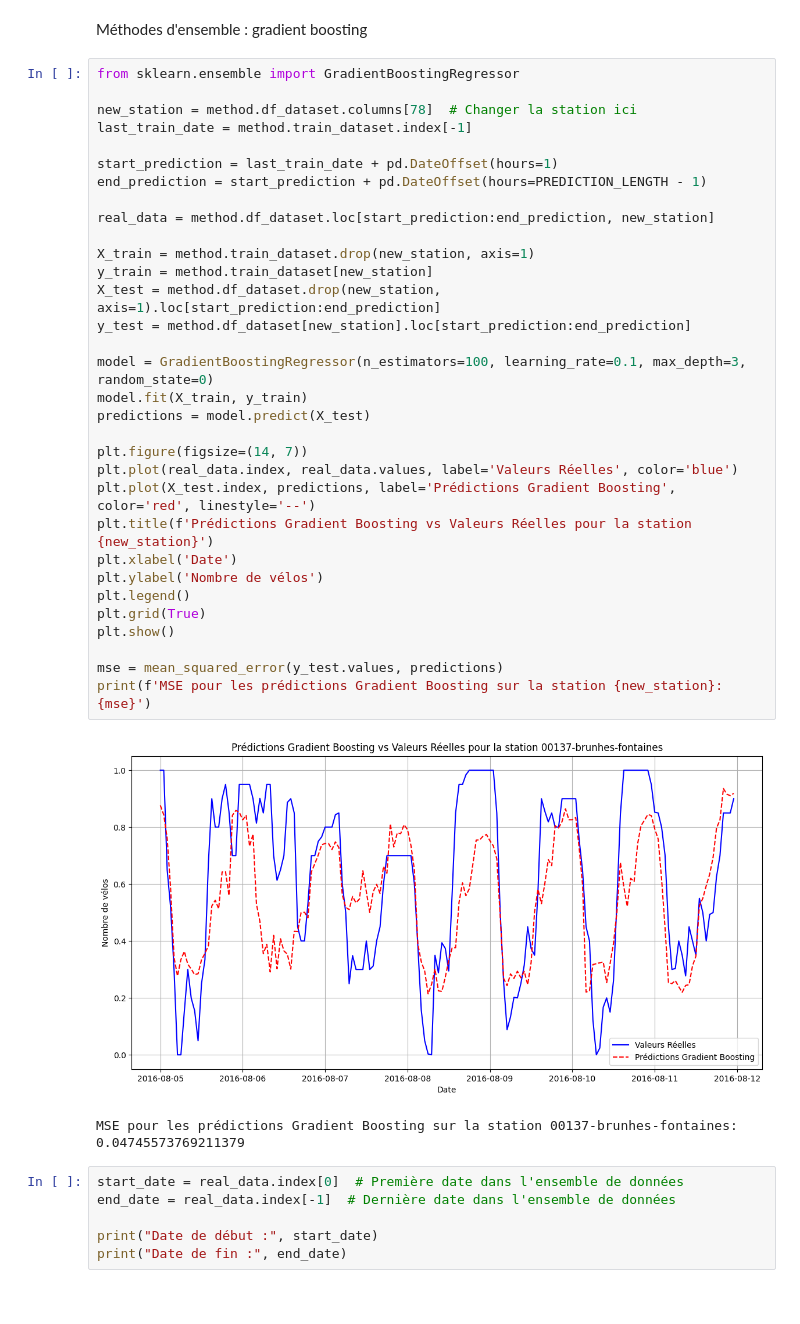
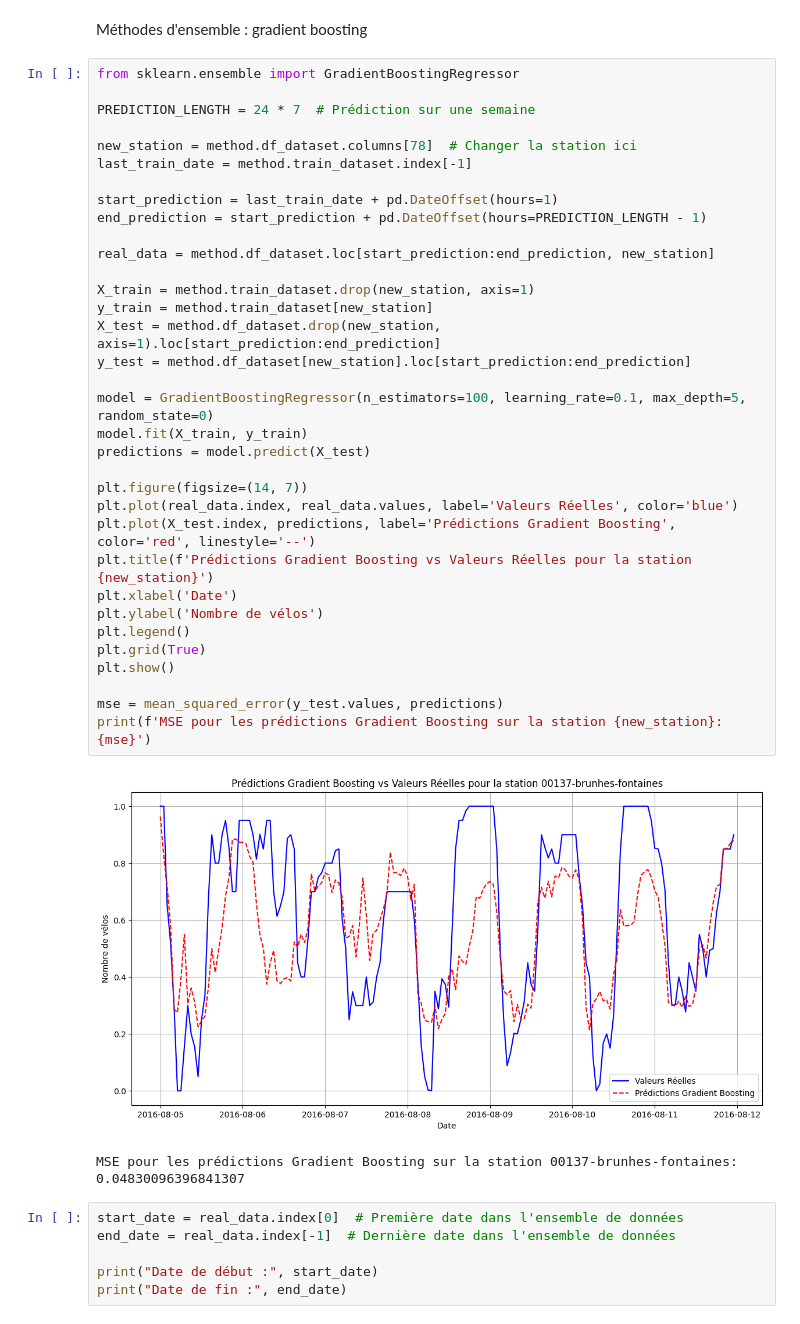
Before and after one commit to Myuketsu/Time-series-predictions-on-bike-station-sensor-networks, a Jupyter notebook: test.ipynb, the cells around one changed output. Cells and saved outputs as stored; diff of their text form.

```diff
--- a/test.ipynb
+++ b/test.ipynb
@@ -541,39 +516,41 @@ MSE pour les prédictions SARIMA sur la station 00137-brunhes-fontaines: 0.05004
 Méthodes d'ensemble : gradient boosting
 # %%
 from sklearn.ensemble import GradientBoostingRegressor
+
+PREDICTION_LENGTH = 24 * 7  # Prédiction sur une semaine
 
 new_station = method.df_dataset.columns[78]  # Changer la station ici
 last_train_date = method.train_dataset.index[-1]
 
 start_prediction = last_train_date + pd.DateOffset(hours=1)
 end_prediction = start_prediction + pd.DateOffset(hours=PREDICTION_LENGTH - 1)
 
 real_data = method.df_dataset.loc[start_prediction:end_prediction, new_station]
 
 X_train = method.train_dataset.drop(new_station, axis=1)
 y_train = method.train_dataset[new_station]
 X_test = method.df_dataset.drop(new_station, axis=1).loc[start_prediction:end_prediction]
 y_test = method.df_dataset[new_station].loc[start_prediction:end_prediction]
 
-model = GradientBoostingRegressor(n_estimators=100, learning_rate=0.1, max_depth=3, random_state=0)
+model = GradientBoostingRegressor(n_estimators=100, learning_rate=0.1, max_depth=5, random_state=0)
 model.fit(X_train, y_train)
 predictions = model.predict(X_test)
 
 plt.figure(figsize=(14, 7))
 plt.plot(real_data.index, real_data.values, label='Valeurs Réelles', color='blue')
 plt.plot(X_test.index, predictions, label='Prédictions Gradient Boosting', color='red', linestyle='--')
 plt.title(f'Prédictions Gradient Boosting vs Valeurs Réelles pour la station {new_station}')
 plt.xlabel('Date')
 plt.ylabel('Nombre de vélos')
 plt.legend()
 plt.grid(True)
 plt.show()
 
 mse = mean_squared_error(y_test.values, predictions)
 print(f'MSE pour les prédictions Gradient Boosting sur la station {new_station}: {mse}')
 # %% [output]
-[figure, old version]
+[figure, new version]
-MSE pour les prédictions Gradient Boosting sur la station 00137-brunhes-fontaines: 0.04745573769211379
+MSE pour les prédictions Gradient Boosting sur la station 00137-brunhes-fontaines: 0.04830096396841307
 # %%
 start_date = real_data.index[0]  # Première date dans l'ensemble de données
 end_date = real_data.index[-1]  # Dernière date dans l'ensemble de données
```
Also changed, not shown: parts of 9 cells of this notebook, 1 other file.
